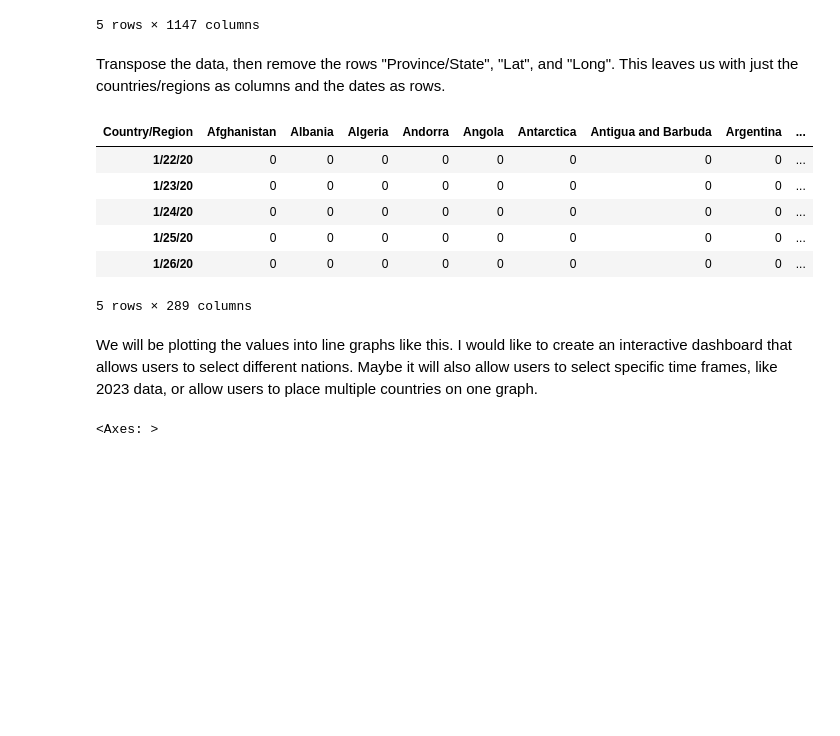
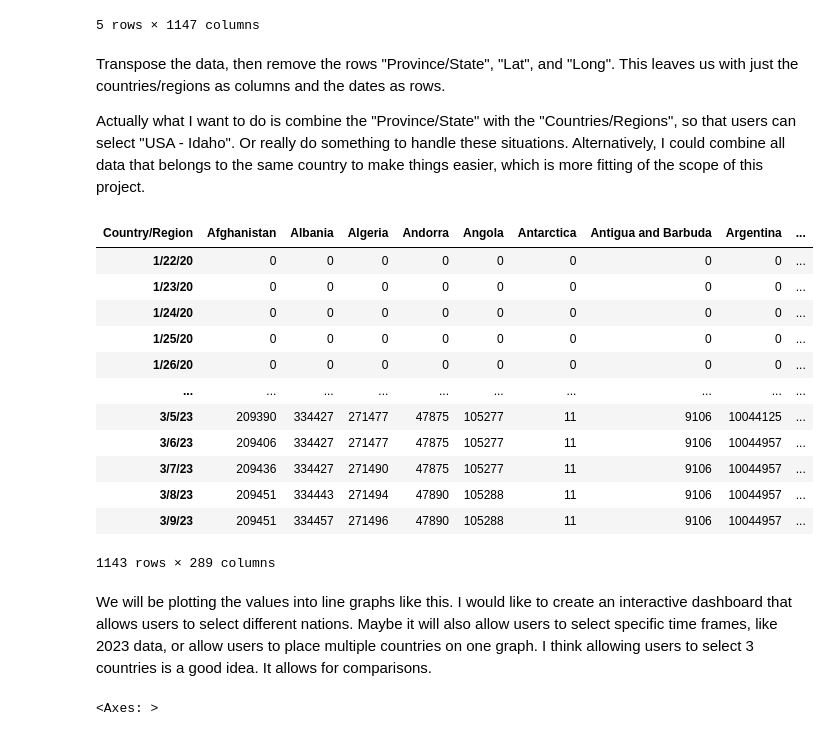
Before and after one commit to ross-mckee/Covid-Timeline, a Jupyter notebook: covid.ipynb, the cells around one changed output. Cells and saved outputs as stored; diff of their text form; code cells hidden in the pictures; blank space fills up the shorter version.

```diff
--- a/covid.ipynb
+++ b/covid.ipynb
@@ -21,25 +21,33 @@ df.head()
 5 rows × 1147 columns
 # %% [markdown]
 Transpose the data, then remove the rows "Province/State", "Lat", and "Long". This leaves us with just the countries/regions as columns and the dates as rows.
+
+Actually what I want to do is combine the "Province/State" with the "Countries/Regions", so that users can select "USA - Idaho". Or really do something to handle these situations. Alternatively, I could combine all data that belongs to the same country to make things easier, which is more fitting of the scope of this project.
 # %%
 df_t = df.copy()
 df_t = df_t.transpose()
 df_t.drop('Province/State', inplace = True)
 df_t.drop('Lat', inplace = True)
 df_t.drop('Long', inplace = True)
 df_t.columns = df_t.iloc[0]
 df_t.drop('Country/Region', inplace=True)
-df_t.head()
+display(df_t)
 # %% [output]
 | Country/Region | Afghanistan | Albania | Algeria | Andorra | Angola | Antarctica | Antigua and Barbuda | Argentina | ... |
 | 1/22/20 | 0 | 0 | 0 | 0 | 0 | 0 | 0 | 0 | ... |
 | 1/23/20 | 0 | 0 | 0 | 0 | 0 | 0 | 0 | 0 | ... |
 | 1/24/20 | 0 | 0 | 0 | 0 | 0 | 0 | 0 | 0 | ... |
 | 1/25/20 | 0 | 0 | 0 | 0 | 0 | 0 | 0 | 0 | ... |
 | 1/26/20 | 0 | 0 | 0 | 0 | 0 | 0 | 0 | 0 | ... |
+| ... | ... | ... | ... | ... | ... | ... | ... | ... | ... |
+| 3/5/23 | 209390 | 334427 | 271477 | 47875 | 105277 | 11 | 9106 | 10044125 | ... |
+| 3/6/23 | 209406 | 334427 | 271477 | 47875 | 105277 | 11 | 9106 | 10044957 | ... |
+| 3/7/23 | 209436 | 334427 | 271490 | 47875 | 105277 | 11 | 9106 | 10044957 | ... |
+| 3/8/23 | 209451 | 334443 | 271494 | 47890 | 105288 | 11 | 9106 | 10044957 | ... |
+| 3/9/23 | 209451 | 334457 | 271496 | 47890 | 105288 | 11 | 9106 | 10044957 | ... |
-5 rows × 289 columns
+1143 rows × 289 columns
 # %% [markdown]
-We will be plotting the values into line graphs like this. I would like to create an interactive dashboard that allows users to select different nations. Maybe it will also allow users to select specific time frames, like 2023 data, or allow users to place multiple countries on one graph.
+We will be plotting the values into line graphs like this. I would like to create an interactive dashboard that allows users to select different nations. Maybe it will also allow users to select specific time frames, like 2023 data, or allow users to place multiple countries on one graph. I think allowing users to select 3 countries is a good idea. It allows for comparisons.
 # %%
 df_t.plot(y=["Austria","Vietnam", "Zimbabwe"])
 # %% [output]
```
Also changed, not shown: parts of 3 cells of this notebook, 2 other files.
